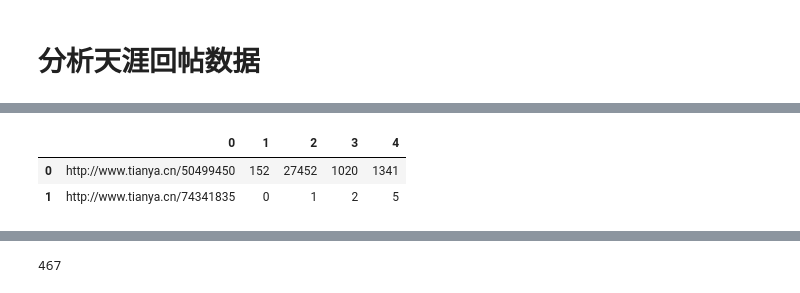
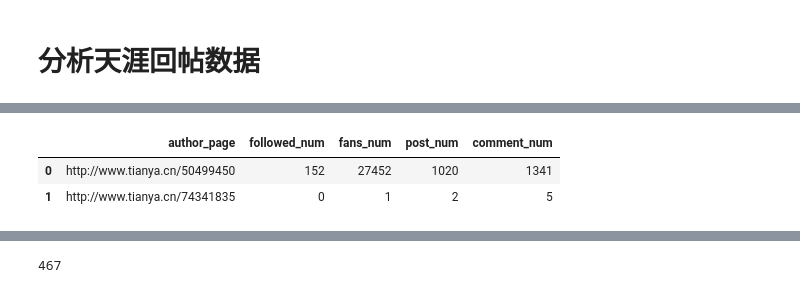
Before and after one commit to SocratesClub/cjc, a Jupyter notebook: code/08.analyzing_tianya_thread_network.ipynb, the cells around one changed output, grey strips where cells are left out. Cells and saved outputs as stored; diff of their text form; code cells hidden in the pictures.

```diff
--- a/code/08.analyzing_tianya_thread_network.ipynb
+++ b/code/08.analyzing_tianya_thread_network.ipynb
@@ -239,8 +259,11 @@ df[:5]
 # %%
-da = pd.read_csv('/Users/chengjun/github/cjc2016/data/tianya_bbs_threads_author_info.txt', sep = "\t", header=None)
+da = pd.read_csv('/Users/chengjun/github/cjc/data/tianya_bbs_threads_author_info.txt',
+                 sep = "\t", names = ['author_page','followed_num',\
+                        'fans_num','post_num', \
+                        'comment_num'])
 da[:2]
 # %% [output]
-|  | 0 | 1 | 2 | 3 | 4 |
+|  | author_page | followed_num | fans_num | post_num | comment_num |
 | 0 | http://www.tianya.cn/50499450 | 152 | 27452 | 1020 | 1341 |
 | 1 | http://www.tianya.cn/74341835 | 0 | 1 | 2 | 5 |
 # %%
```
Also changed, not shown: parts of 24 cells of this notebook, 1 other file.
